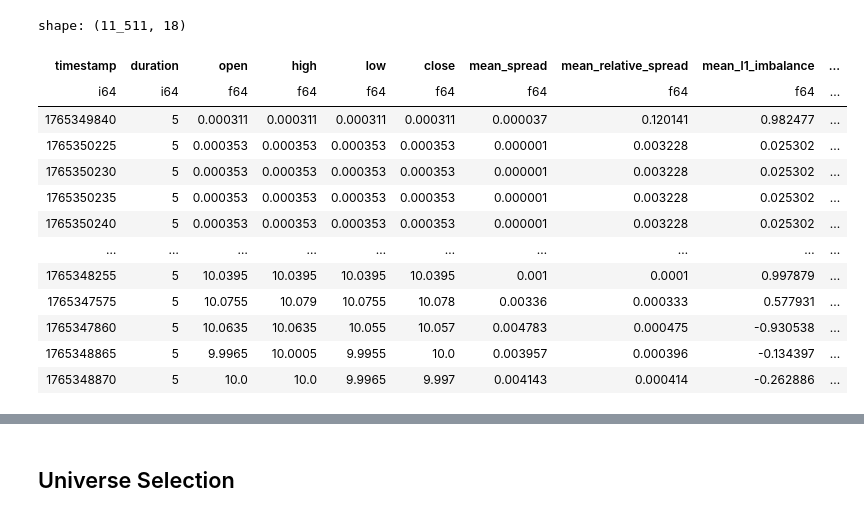
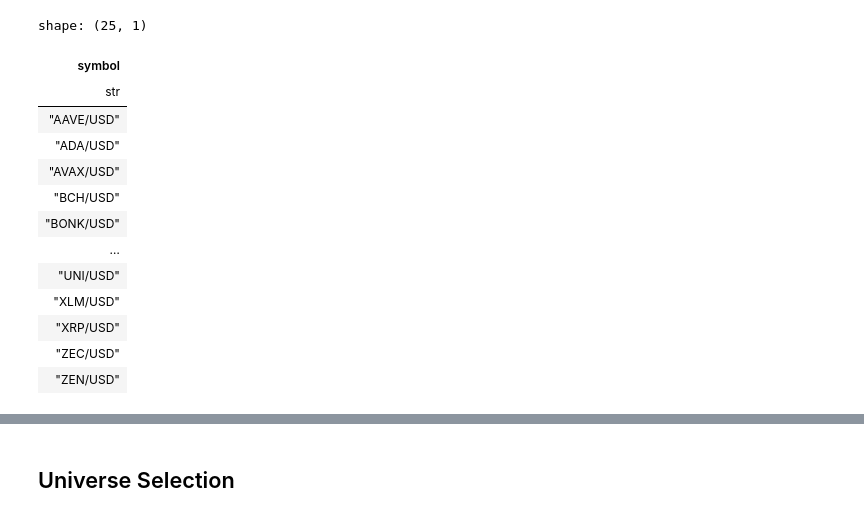
Before and after one commit to jp-quant/daedalus, a Jupyter notebook: R&D.ipynb, the cells around one changed output, grey strips where cells are left out. Saved outputs shown, nothing was run; the diff lists cells and outputs as text; code cells hidden in the pictures.

```diff
--- a/R&D.ipynb
+++ b/R&D.ipynb
@@ -7,18 +60,22 @@ pl_df = pl.scan_parquet("data/processed/ccxt/orderbook/bars/**/*.parquet")
 # %%
-df = pl_df.filter(pl.col('duration') == 5).collect()
+df = pl_df.filter(
+    (pl.col('duration') == 5)
+    & (pl.col('exchange') == 'coinbaseadvanced')
+    # & (pl.col('symbol') == 'BTC-USD')
+    ).select("symbol").unique().collect()
 df
 # %% [output]
-shape: (11_511, 18)
+shape: (25, 1)
-| timestamp | duration | open | high | low | close | mean_spread | mean_relative_spread | mean_l1_imbalance | ... |
-| i64 | i64 | f64 | f64 | f64 | f64 | f64 | f64 | f64 | ... |
-| 1765349840 | 5 | 0.000311 | 0.000311 | 0.000311 | 0.000311 | 0.000037 | 0.120141 | 0.982477 | ... |
-| 1765350225 | 5 | 0.000353 | 0.000353 | 0.000353 | 0.000353 | 0.000001 | 0.003228 | 0.025302 | ... |
-| 1765350230 | 5 | 0.000353 | 0.000353 | 0.000353 | 0.000353 | 0.000001 | 0.003228 | 0.025302 | ... |
-| 1765350235 | 5 | 0.000353 | 0.000353 | 0.000353 | 0.000353 | 0.000001 | 0.003228 | 0.025302 | ... |
-| 1765350240 | 5 | 0.000353 | 0.000353 | 0.000353 | 0.000353 | 0.000001 | 0.003228 | 0.025302 | ... |
-| … | … | … | … | … | … | … | … | … | ... |
-| 1765348255 | 5 | 10.0395 | 10.0395 | 10.0395 | 10.0395 | 0.001 | 0.0001 | 0.997879 | ... |
-| 1765347575 | 5 | 10.0755 | 10.079 | 10.0755 | 10.078 | 0.00336 | 0.000333 | 0.577931 | ... |
-| 1765347860 | 5 | 10.0635 | 10.0635 | 10.055 | 10.057 | 0.004783 | 0.000475 | -0.930538 | ... |
-| 1765348865 | 5 | 9.9965 | 10.0005 | 9.9955 | 10.0 | 0.003957 | 0.000396 | -0.134397 | ... |
-| 1765348870 | 5 | 10.0 | 10.0 | 9.9965 | 9.997 | 0.004143 | 0.000414 | -0.262886 | ... |
+| symbol |
+| str |
+| "AAVE/USD" |
+| "ADA/USD" |
+| "AVAX/USD" |
+| "BCH/USD" |
+| "BONK/USD" |
+| … |
+| "UNI/USD" |
+| "XLM/USD" |
+| "XRP/USD" |
+| "ZEC/USD" |
+| "ZEN/USD" |
```
Also changed, not shown: parts of 6 cells of this notebook, 2 other files.
